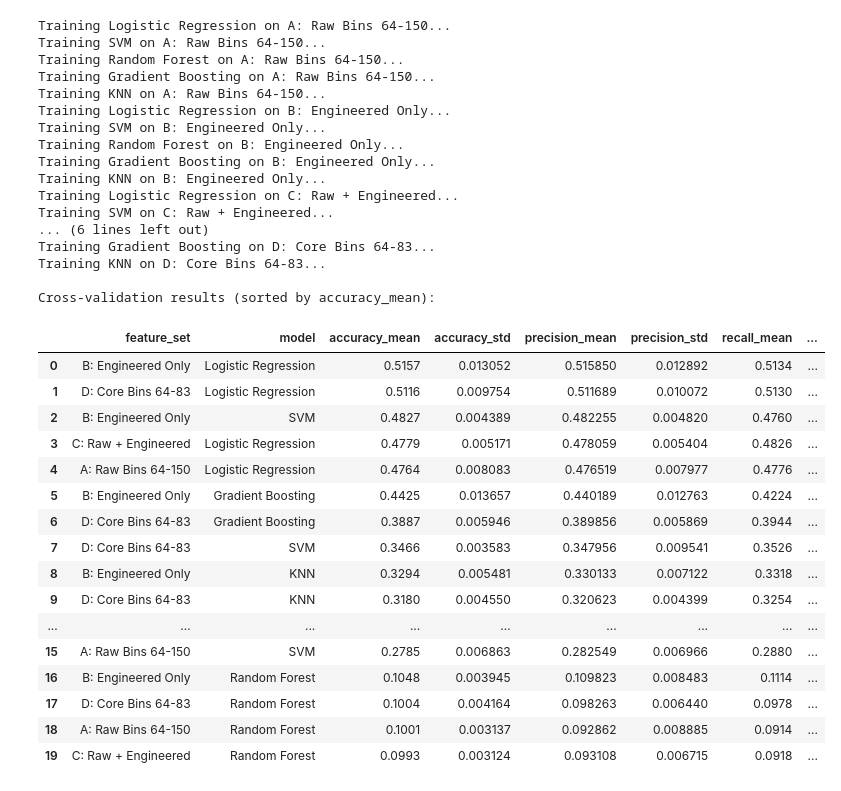
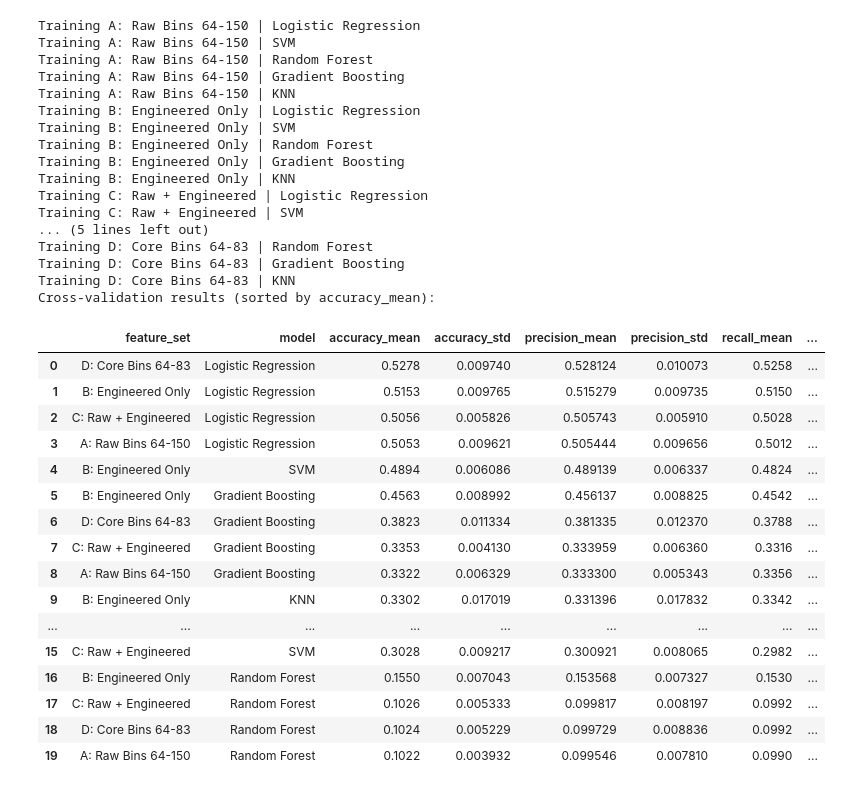
Before and after one commit to realraft/Machine-Learning-for-a-Covert-Communications-Adversary, a Jupyter notebook: src/ml_pipeline.ipynb, the cells around one changed output. Saved outputs shown, nothing was run; the diff lists cells and outputs as text; code cells hidden in the pictures.

```diff
--- a/src/ml_pipeline.ipynb
+++ b/src/ml_pipeline.ipynb
@@ -224,6 +221,8 @@ for feature_set_name, X in feature_sets.items():
     split_artifacts[feature_set_name] = {"X_test": X_test, "y_test": y_test, "trained_models": {}}
 
     for model_name, model_pipeline in models.items():
+        print(f"Training {feature_set_name} | {model_name}")
+
         # collect fold metrics for one model-feature pairing
         fold_metrics = {k: [] for k in ["acc", "prec", "rec", "f1", "auc", "opt_acc", "opt_f1"]}
 
@@ -233,7 +232,7 @@ for feature_set_name, X in feature_sets.items():
             y_tr, y_val = y[train_idx], y[val_idx]
             fold_model = clone(model_pipeline).fit(X_tr, y_tr)
             y_pred = fold_model.predict(X_val)
-            y_score = get_scores(fold_model, X_val, y_pred)
+            y_score = get_scores(fold_model, X_val)
 
             # optimize decision threshold by validation accuracy
             thresholds = roc_curve(y_val, y_score)[2]
@@ -252,65 +251,65 @@ for feature_set_name, X in feature_sets.items():
 
         # summarize folds into one row per model-feature pairing
         results.append({
             "feature_set": feature_set_name,
             "model": model_name,
             "accuracy_mean": np.mean(fold_metrics["acc"]),
             "accuracy_std": np.std(fold_metrics["acc"]),
             "precision_mean": np.mean(fold_metrics["prec"]),
             "precision_std": np.std(fold_metrics["prec"]),
             "recall_mean": np.mean(fold_metrics["rec"]),
             "recall_std": np.std(fold_metrics["rec"]),
             "f1_mean": np.mean(fold_metrics["f1"]),
             "f1_std": np.std(fold_metrics["f1"]),
             "auc_mean": np.mean(fold_metrics["auc"]),
             "auc_std": np.std(fold_metrics["auc"]),
             "opt_accuracy_mean": np.mean(fold_metrics["opt_acc"]),
             "opt_accuracy_std": np.std(fold_metrics["opt_acc"]),
             "opt_f1_mean": np.mean(fold_metrics["opt_f1"]),
             "opt_f1_std": np.std(fold_metrics["opt_f1"]),
         })
 
         # fit on held-out train split and save model for unseen-test roc curves
         split_artifacts[feature_set_name]["trained_models"][model_name] = clone(model_pipeline).fit(X_train, y_train)
 
 results_df = pd.DataFrame(results).sort_values("accuracy_mean", ascending=False).reset_index(drop=True)
 print("Cross-validation results (sorted by accuracy_mean):")
 display(results_df)
 # %% [output]
-Training Logistic Regression on A: Raw Bins 64-150...
-Training SVM on A: Raw Bins 64-150...
-Training Random Forest on A: Raw Bins 64-150...
-Training Gradient Boosting on A: Raw Bins 64-150...
-Training KNN on A: Raw Bins 64-150...
-Training Logistic Regression on B: Engineered Only...
-Training SVM on B: Engineered Only...
-Training Random Forest on B: Engineered Only...
-Training Gradient Boosting on B: Engineered Only...
-Training KNN on B: Engineered Only...
-Training Logistic Regression on C: Raw + Engineered...
-Training SVM on C: Raw + Engineered...
-... (6 lines left out)
-Training Gradient Boosting on D: Core Bins 64-83...
-Training KNN on D: Core Bins 64-83...
-
+Training A: Raw Bins 64-150 | Logistic Regression
+Training A: Raw Bins 64-150 | SVM
+Training A: Raw Bins 64-150 | Random Forest
+Training A: Raw Bins 64-150 | Gradient Boosting
+Training A: Raw Bins 64-150 | KNN
+Training B: Engineered Only | Logistic Regression
+Training B: Engineered Only | SVM
+Training B: Engineered Only | Random Forest
+Training B: Engineered Only | Gradient Boosting
+Training B: Engineered Only | KNN
+Training C: Raw + Engineered | Logistic Regression
+Training C: Raw + Engineered | SVM
+... (5 lines left out)
+Training D: Core Bins 64-83 | Random Forest
+Training D: Core Bins 64-83 | Gradient Boosting
+Training D: Core Bins 64-83 | KNN
 Cross-validation results (sorted by accuracy_mean):
 |  | feature_set | model | accuracy_mean | accuracy_std | precision_mean | precision_std | recall_mean | ... |
-| 0 | B: Engineered Only | Logistic Regression | 0.5157 | 0.013052 | 0.515850 | 0.012892 | 0.5134 | ... |
-| 1 | D: Core Bins 64-83 | Logistic Regression | 0.5116 | 0.009754 | 0.511689 | 0.010072 | 0.5130 | ... |
-| 2 | B: Engineered Only | SVM | 0.4827 | 0.004389 | 0.482255 | 0.004820 | 0.4760 | ... |
-| 3 | C: Raw + Engineered | Logistic Regression | 0.4779 | 0.005171 | 0.478059 | 0.005404 | 0.4826 | ... |
-| 4 | A: Raw Bins 64-150 | Logistic Regression | 0.4764 | 0.008083 | 0.476519 | 0.007977 | 0.4776 | ... |
-| 5 | B: Engineered Only | Gradient Boosting | 0.4425 | 0.013657 | 0.440189 | 0.012763 | 0.4224 | ... |
-| 6 | D: Core Bins 64-83 | Gradient Boosting | 0.3887 | 0.005946 | 0.389856 | 0.005869 | 0.3944 | ... |
-| 7 | D: Core Bins 64-83 | SVM | 0.3466 | 0.003583 | 0.347956 | 0.009541 | 0.3526 | ... |
-| 8 | B: Engineered Only | KNN | 0.3294 | 0.005481 | 0.330133 | 0.007122 | 0.3318 | ... |
-| 9 | D: Core Bins 64-83 | KNN | 0.3180 | 0.004550 | 0.320623 | 0.004399 | 0.3254 | ... |
+| 0 | D: Core Bins 64-83 | Logistic Regression | 0.5278 | 0.009740 | 0.528124 | 0.010073 | 0.5258 | ... |
+| 1 | B: Engineered Only | Logistic Regression | 0.5153 | 0.009765 | 0.515279 | 0.009735 | 0.5150 | ... |
+| 2 | C: Raw + Engineered | Logistic Regression | 0.5056 | 0.005826 | 0.505743 | 0.005910 | 0.5028 | ... |
+| 3 | A: Raw Bins 64-150 | Logistic Regression | 0.5053 | 0.009621 | 0.505444 | 0.009656 | 0.5012 | ... |
+| 4 | B: Engineered Only | SVM | 0.4894 | 0.006086 | 0.489139 | 0.006337 | 0.4824 | ... |
+| 5 | B: Engineered Only | Gradient Boosting | 0.4563 | 0.008992 | 0.456137 | 0.008825 | 0.4542 | ... |
+| 6 | D: Core Bins 64-83 | Gradient Boosting | 0.3823 | 0.011334 | 0.381335 | 0.012370 | 0.3788 | ... |
+| 7 | C: Raw + Engineered | Gradient Boosting | 0.3353 | 0.004130 | 0.333959 | 0.006360 | 0.3316 | ... |
+| 8 | A: Raw Bins 64-150 | Gradient Boosting | 0.3322 | 0.006329 | 0.333300 | 0.005343 | 0.3356 | ... |
+| 9 | B: Engineered Only | KNN | 0.3302 | 0.017019 | 0.331396 | 0.017832 | 0.3342 | ... |
 | ... | ... | ... | ... | ... | ... | ... | ... | ... |
-| 15 | A: Raw Bins 64-150 | SVM | 0.2785 | 0.006863 | 0.282549 | 0.006966 | 0.2880 | ... |
-| 16 | B: Engineered Only | Random Forest | 0.1048 | 0.003945 | 0.109823 | 0.008483 | 0.1114 | ... |
-| 17 | D: Core Bins 64-83 | Random Forest | 0.1004 | 0.004164 | 0.098263 | 0.006440 | 0.0978 | ... |
-| 18 | A: Raw Bins 64-150 | Random Forest | 0.1001 | 0.003137 | 0.092862 | 0.008885 | 0.0914 | ... |
-| 19 | C: Raw + Engineered | Random Forest | 0.0993 | 0.003124 | 0.093108 | 0.006715 | 0.0918 | ... |
+| 15 | C: Raw + Engineered | SVM | 0.3028 | 0.009217 | 0.300921 | 0.008065 | 0.2982 | ... |
+| 16 | B: Engineered Only | Random Forest | 0.1550 | 0.007043 | 0.153568 | 0.007327 | 0.1530 | ... |
+| 17 | C: Raw + Engineered | Random Forest | 0.1026 | 0.005333 | 0.099817 | 0.008197 | 0.0992 | ... |
+| 18 | D: Core Bins 64-83 | Random Forest | 0.1024 | 0.005229 | 0.099729 | 0.008836 | 0.0992 | ... |
+| 19 | A: Raw Bins 64-150 | Random Forest | 0.1022 | 0.003932 | 0.099546 | 0.007810 | 0.0990 | ... |
 # %%
 # plot roc curves by feature set on held-out splits
 model_order = list(models.keys())
```
Also changed, not shown: parts of 5 cells of this notebook, 1 other file.
